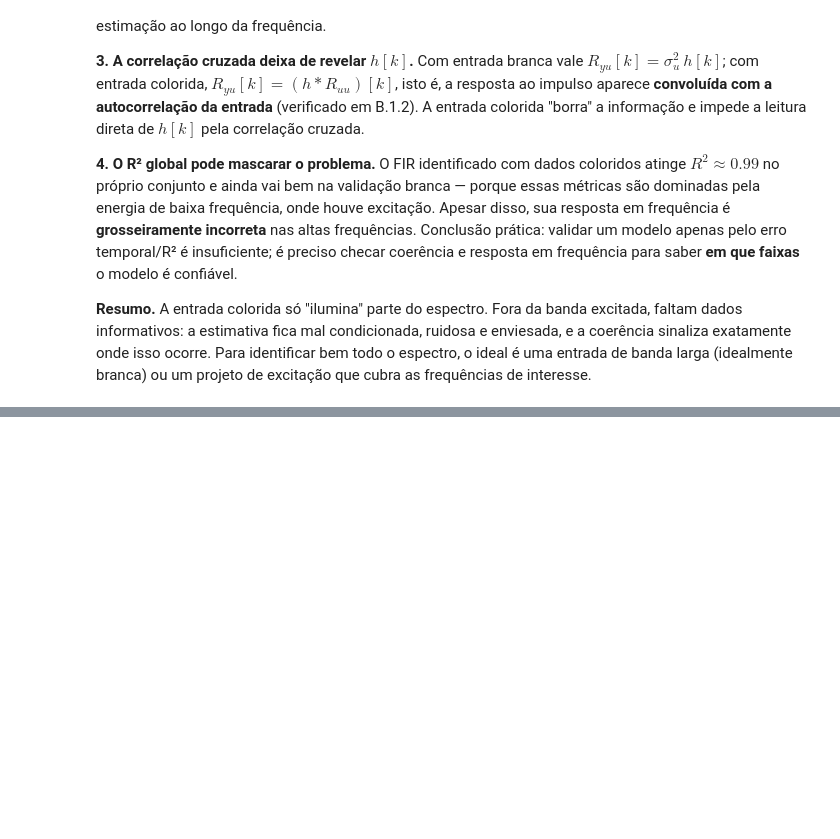
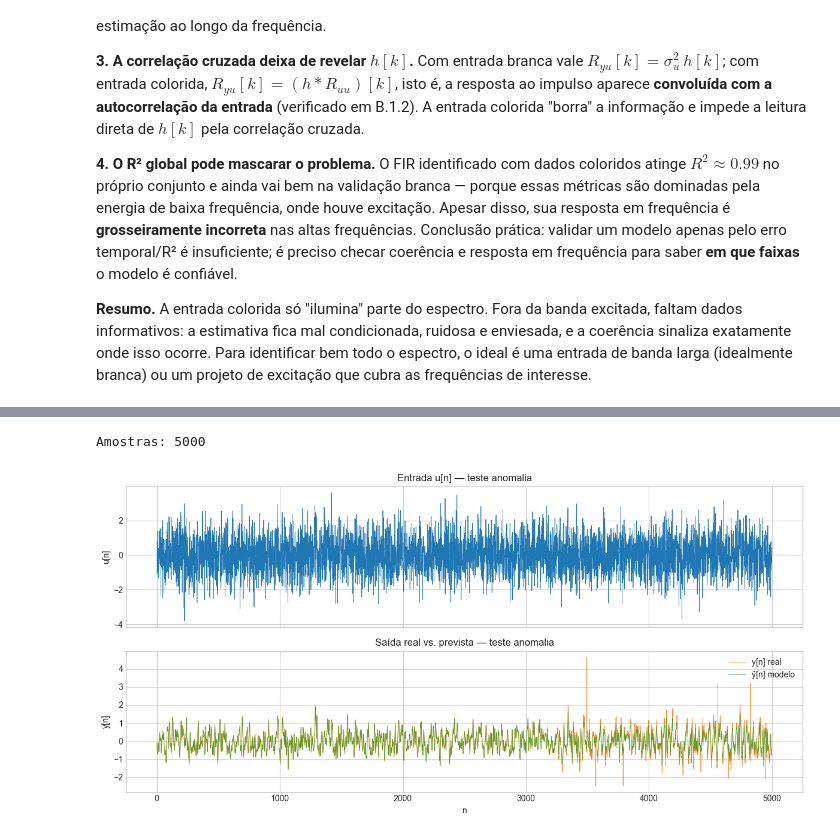
Before and after one commit to Jakson-Almeida/stochastic_processes, a Jupyter notebook: notebooks/resolucao_trabalho.ipynb, the cells around one changed output, grey strips where cells are left out. Cells and saved outputs as stored; diff of their text form; code cells hidden in the pictures; blank space fills up the shorter version.

```diff
--- a/notebooks/resolucao_trabalho.ipynb
+++ b/notebooks/resolucao_trabalho.ipynb
@@ -820,0 +838,22 @@ cubra as frequências de interesse.
+# %%
+n_c, u_c, y_c = load_dataset("dados_teste_anomalia.csv")
+print(f"Amostras: {len(n_c)}")
+
+# Saída prevista pelo modelo identificado nos dados normais
+y_hat_c = np.convolve(u_c, h_fir)[: len(u_c)]
+
+fig, axes = plt.subplots(2, 1, figsize=(12, 6), sharex=True)
+axes[0].plot(n_c, u_c, linewidth=0.6)
+axes[0].set_ylabel("u[n]")
+axes[0].set_title("Entrada u[n] — teste anomalia")
+axes[1].plot(n_c, y_c, linewidth=0.6, label="y[n] real", color="C1")
+axes[1].plot(n_c, y_hat_c, linewidth=0.6, label="ŷ[n] modelo", color="C2", alpha=0.8)
+axes[1].set_ylabel("y[n]")
+axes[1].set_xlabel("n")
+axes[1].set_title("Saída real vs. prevista — teste anomalia")
+axes[1].legend(loc="upper right")
+plt.tight_layout()
+plt.show()
+# %% [output]
+Amostras: 5000
+[figure, added]
```
Also changed, not shown: parts of 13 cells of this notebook.
